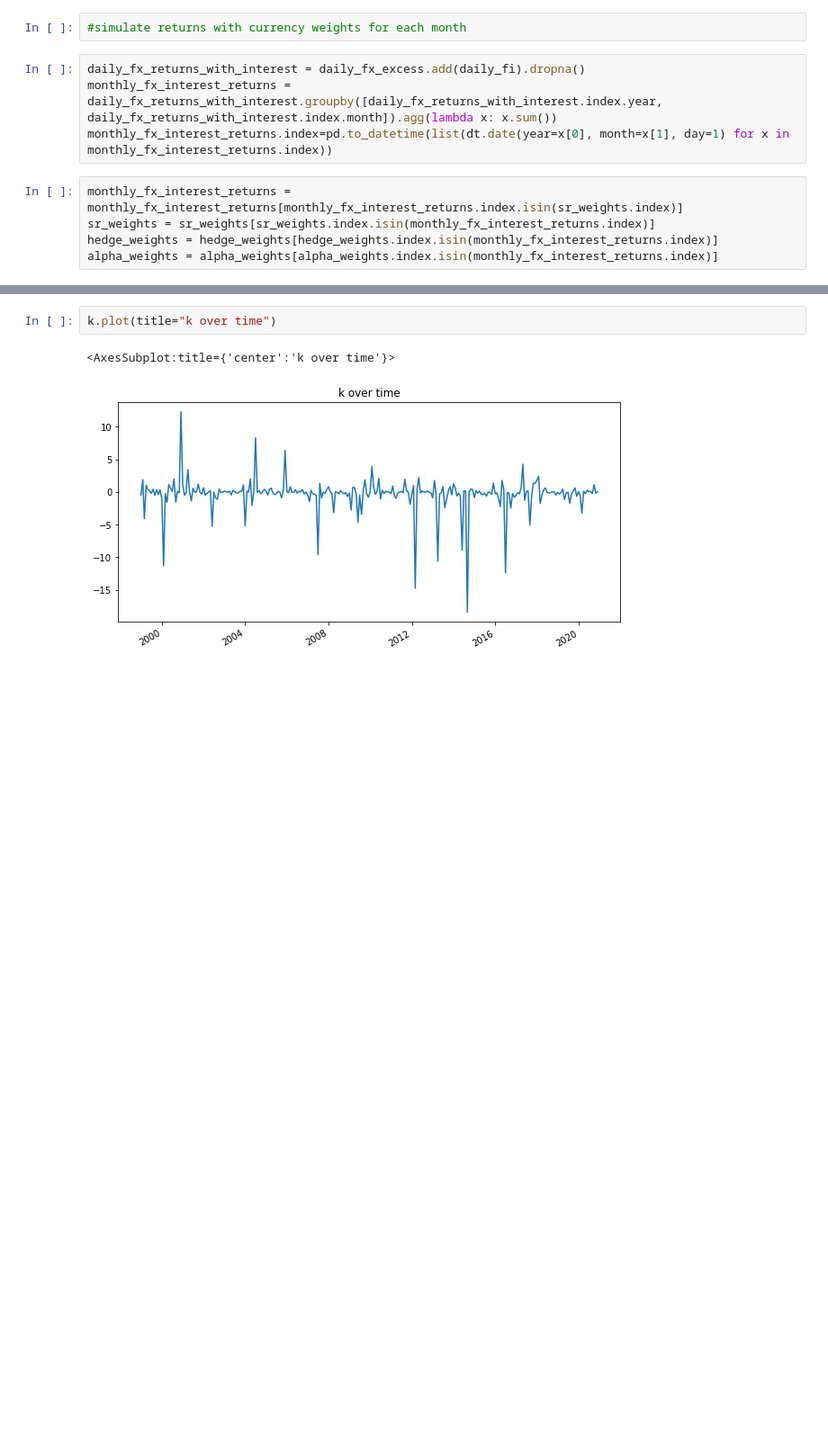
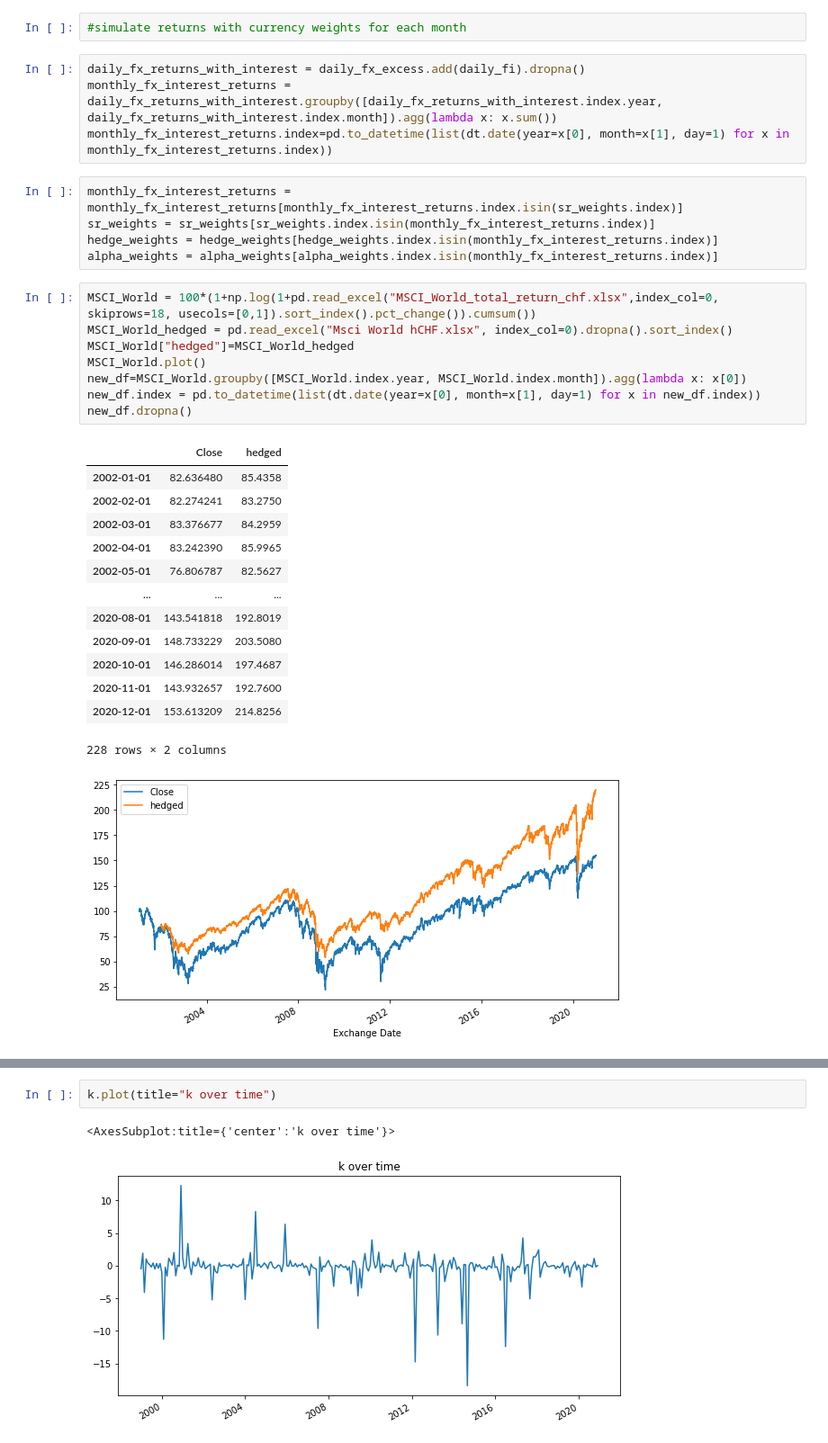
Before and after one commit to Tobias-Mann/Practicioners-Seminar-Notebook, a Jupyter notebook: Optimal Currency Hedging for International Equity Portfolios.ipynb, the cells around one changed output, grey strips where cells are left out. Shown: that part at 90% size. Cells and saved outputs as stored; diff of their text form; blank space fills up the shorter version.

```diff
--- a/Optimal Currency Hedging for International Equity Portfolios.ipynb
+++ b/Optimal Currency Hedging for International Equity Portfolios.ipynb
@@ -239,5 +239,28 @@ monthly_fx_interest_returns = monthly_fx_interest_returns[monthly_fx_interest_re
 sr_weights = sr_weights[sr_weights.index.isin(monthly_fx_interest_returns.index)]
 hedge_weights = hedge_weights[hedge_weights.index.isin(monthly_fx_interest_returns.index)]
 alpha_weights = alpha_weights[alpha_weights.index.isin(monthly_fx_interest_returns.index)]
+# %%
+MSCI_World = 100*(1+np.log(1+pd.read_excel("MSCI_World_total_return_chf.xlsx",index_col=0, skiprows=18, usecols=[0,1]).sort_index().pct_change()).cumsum())
+MSCI_World_hedged = pd.read_excel("Msci World hCHF.xlsx", index_col=0).dropna().sort_index()
+MSCI_World["hedged"]=MSCI_World_hedged
+MSCI_World.plot()
+new_df=MSCI_World.groupby([MSCI_World.index.year, MSCI_World.index.month]).agg(lambda x: x[0])
+new_df.index = pd.to_datetime(list(dt.date(year=x[0], month=x[1], day=1) for x in new_df.index))
+new_df.dropna()
+# %% [output]
+|  | Close | hedged |
+| 2002-01-01 | 82.636480 | 85.4358 |
+| 2002-02-01 | 82.274241 | 83.2750 |
+| 2002-03-01 | 83.376677 | 84.2959 |
+| 2002-04-01 | 83.242390 | 85.9965 |
+| 2002-05-01 | 76.806787 | 82.5627 |
+| ... | ... | ... |
+| 2020-08-01 | 143.541818 | 192.8019 |
+| 2020-09-01 | 148.733229 | 203.5080 |
+| 2020-10-01 | 146.286014 | 197.4687 |
+| 2020-11-01 | 143.932657 | 192.7600 |
+| 2020-12-01 | 153.613209 | 214.8256 |
+228 rows × 2 columns
+[figure, added]
 # %%
 #plotting cumulative return of the sharp ratio omtimizing hedge
```
Also changed, not shown: parts of 9 cells of this notebook.
